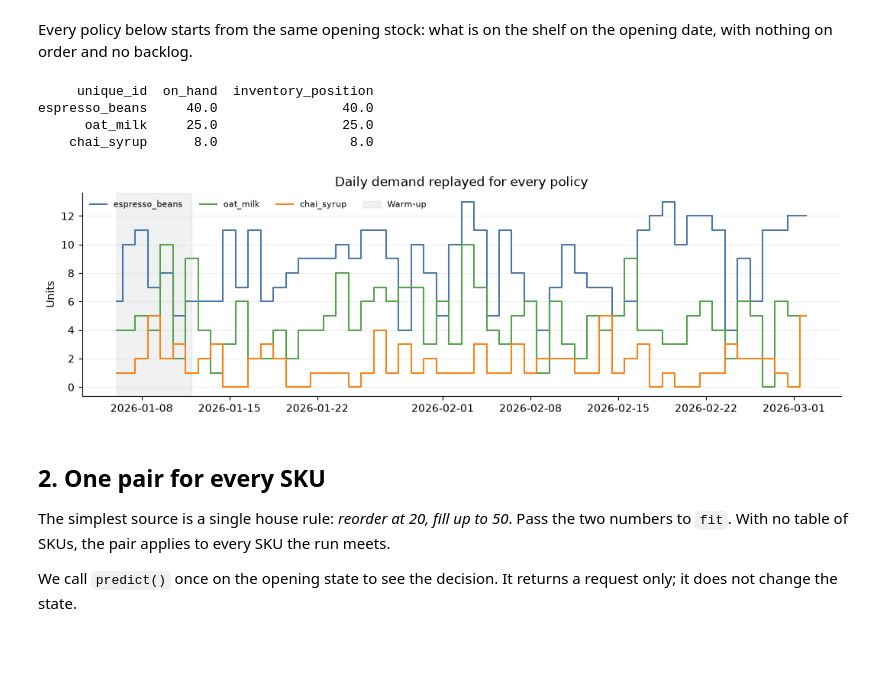
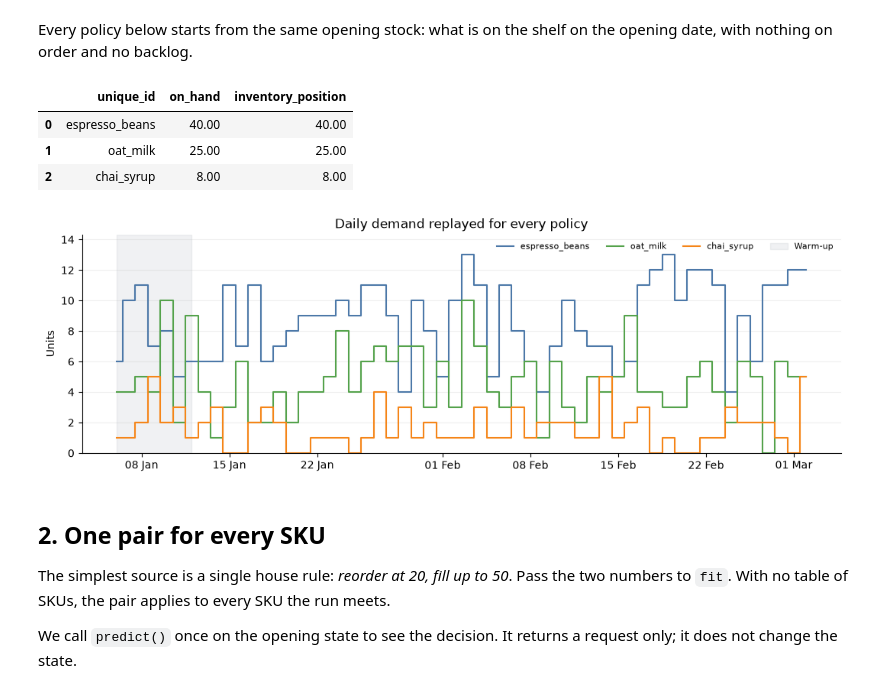
Before and after one commit to FilTheo/stockcast, a Jupyter notebook: examples/notebooks/05g_reorder_point_sources.ipynb, the cells around one changed output. Saved outputs shown, nothing was run; the diff lists cells and outputs as text; code cells hidden in the pictures; blank space fills up the shorter version.

Commit message:
Notebook 05g: plain title, no try/except demos, readable code, tables as DataFrames, no closing list
Co-Authored-By: Claude Sonnet 5.5 <noreply@anthropic.com>

```diff
--- a/examples/notebooks/05g_reorder_point_sources.ipynb
+++ b/examples/notebooks/05g_reorder_point_sources.ipynb
@@ -53,30 +54,49 @@ chai_syrup      1.62   5.0
 # %% [markdown]
 Every policy below starts from the same opening stock: what is on the shelf on the opening date, with nothing on order and no backlog.
 # %%
+from stockcast.core import InventoryStateDataFrame
+
 opening = InventoryStateDataFrame.from_observed(
-    pd.DataFrame({'unique_id': skus, 'on_hand': [40.0, 25.0, 8.0]}),
+    pd.DataFrame({"unique_id": skus, "on_hand": [40.0, 25.0, 8.0]}),
     opening_date=opening_date,
 )
-print(opening.inventory_position()[['unique_id', 'on_hand', 'inventory_position']]
-      .to_string(index=False))
+opening.inventory_position()[["unique_id", "on_hand", "inventory_position"]]
 # %% [output]
-     unique_id  on_hand  inventory_position
-espresso_beans     40.0                40.0
-      oat_milk     25.0                25.0
-    chai_syrup      8.0                 8.0
+|  | unique_id | on_hand | inventory_position |
+| 0 | espresso_beans | 40.00 | 40.00 |
+| 1 | oat_milk | 25.00 | 25.00 |
+| 2 | chai_syrup | 8.00 | 8.00 |
 # %%
-fig, ax = plt.subplots(figsize=(10.5, 3.2), layout='constrained')
-for sku, color in zip(skus, ['#4C78A8', '#54A24B', '#F58518']):
-    series = demand.loc[demand.unique_id.eq(sku)]
-    ax.step(series.date, series.y, where='mid', color=color, label=sku)
-ax.axvspan(dates[0], dates[warmup_days - 1], color='#9CA3AF', alpha=.15, label='Warm-up')
-ax.set(title='Daily demand replayed for every policy', ylabel='Units')
-ax.legend(frameon=False, fontsize=8, ncol=4)
-ax.grid(axis='y', alpha=.2)
-ax.spines[['top', 'right']].set_visible(False)
+import matplotlib.dates as mdates
+import matplotlib.pyplot as plt
+
+SKU_COLORS = ["#4C78A8", "#54A24B", "#F58518"]
+
+
+def style_axis(ax):
+    ax.set_ylim(0, ax.get_ylim()[1] * 1.05)
+    ax.grid(axis="y", alpha=0.2)
+    ax.spines[["top", "right"]].set_visible(False)
+
+
+fig, ax = plt.subplots(figsize=(10.5, 3.4), layout="constrained")
+for sku, color in zip(skus, SKU_COLORS):
+    series = demand.loc[demand["unique_id"].eq(sku)]
+    ax.step(series["date"], series["y"], where="mid", color=color, label=sku)
+ax.axvspan(
+    dates[0],
+    dates[warmup_days - 1],
+    color="#9CA3AF",
+    alpha=0.15,
+    label="Warm-up",
+)
+ax.set(title="Daily demand replayed for every policy", ylabel="Units")
+ax.xaxis.set_major_formatter(mdates.DateFormatter("%d %b"))
+style_axis(ax)
+ax.legend(frameon=False, fontsize=8, ncol=4, loc="upper right")
 plt.show()
 # %% [output]
-[figure, old version]
+[figure, new version]
 # %% [markdown]
 ## 2. One pair for every SKU
 
```
Also changed, not shown: parts of 26 cells of this notebook.
